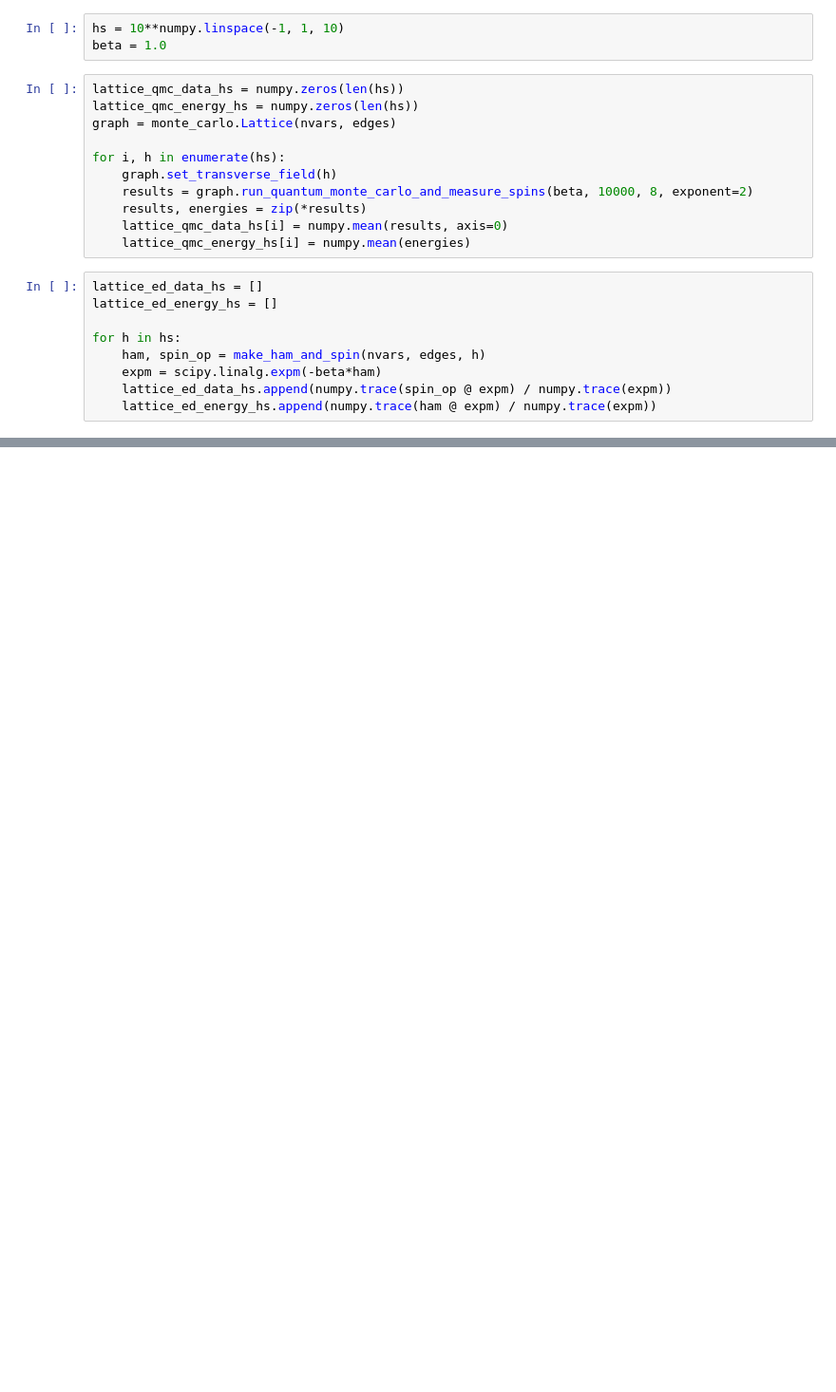
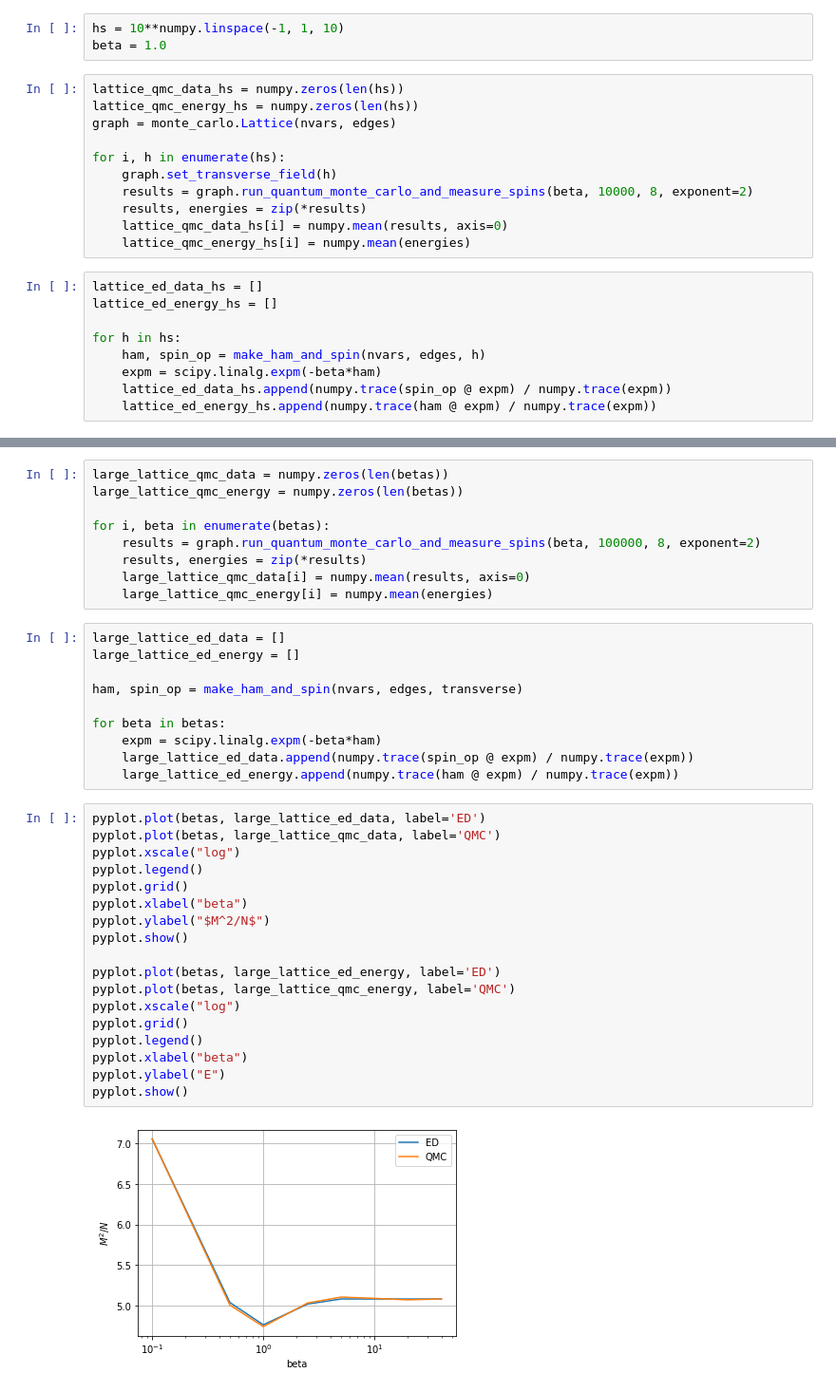
Before and after one commit to Renmusxd/DWave48, a Jupyter notebook: jupyter_notebook/MonteCarloTests.ipynb, the cells around one changed output, grey strips where cells are left out. Shown at 95% size. Cells and saved outputs as stored; diff of their text form; blank space fills up the shorter version.

```diff
--- a/jupyter_notebook/MonteCarloTests.ipynb
+++ b/jupyter_notebook/MonteCarloTests.ipynb
@@ -351,0 +211,39 @@ pyplot.show()
+# %%
+large_lattice_qmc_data = numpy.zeros(len(betas))
+large_lattice_qmc_energy = numpy.zeros(len(betas))
+
+for i, beta in enumerate(betas):
+    results = graph.run_quantum_monte_carlo_and_measure_spins(beta, 100000, 8, exponent=2)
+    results, energies = zip(*results)
+    large_lattice_qmc_data[i] = numpy.mean(results, axis=0)
+    large_lattice_qmc_energy[i] = numpy.mean(energies)
+# %%
+large_lattice_ed_data = []
+large_lattice_ed_energy = []
+
+ham, spin_op = make_ham_and_spin(nvars, edges, transverse)
+
+for beta in betas:
+    expm = scipy.linalg.expm(-beta*ham)
+    large_lattice_ed_data.append(numpy.trace(spin_op @ expm) / numpy.trace(expm))
+    large_lattice_ed_energy.append(numpy.trace(ham @ expm) / numpy.trace(expm))
+# %%
+pyplot.plot(betas, large_lattice_ed_data, label='ED')
+pyplot.plot(betas, large_lattice_qmc_data, label='QMC')
+pyplot.xscale("log")
+pyplot.legend()
+pyplot.grid()
+pyplot.xlabel("beta")
+pyplot.ylabel("$M^2/N$")
+pyplot.show()
+
+pyplot.plot(betas, large_lattice_ed_energy, label='ED')
+pyplot.plot(betas, large_lattice_qmc_energy, label='QMC')
+pyplot.xscale("log")
+pyplot.grid()
+pyplot.legend()
+pyplot.xlabel("beta")
+pyplot.ylabel("E")
+pyplot.show()
+# %% [output]
+[figure, added]
```
Also changed, not shown: parts of 35 cells of this notebook.
